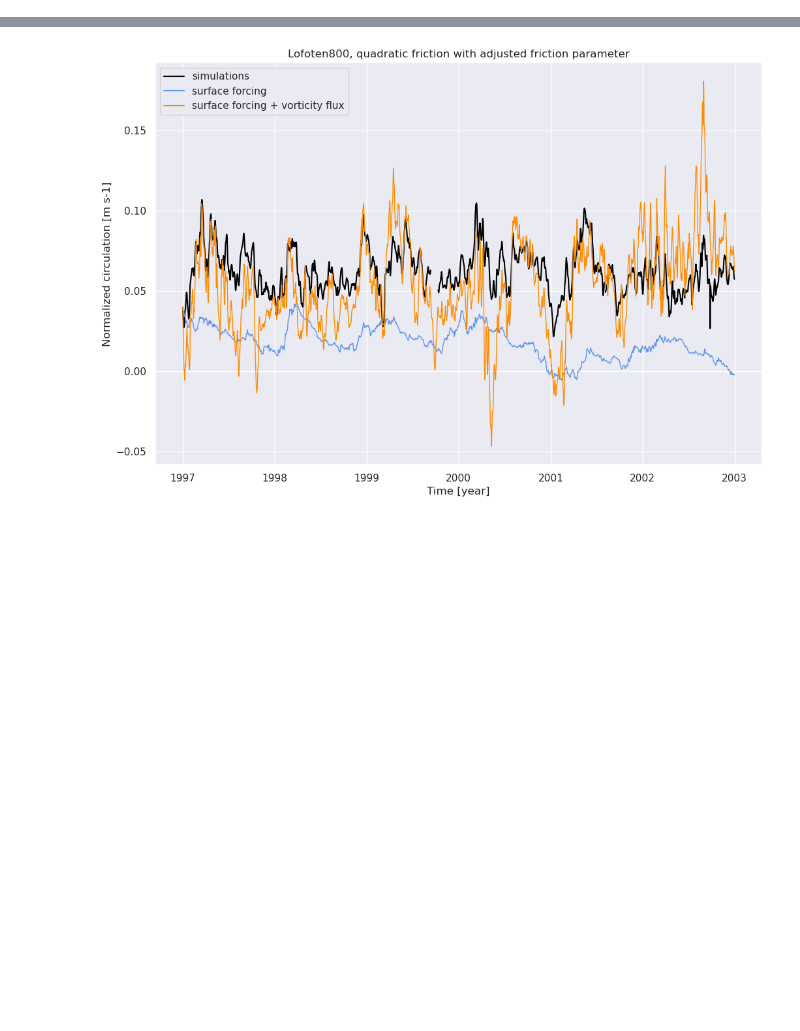
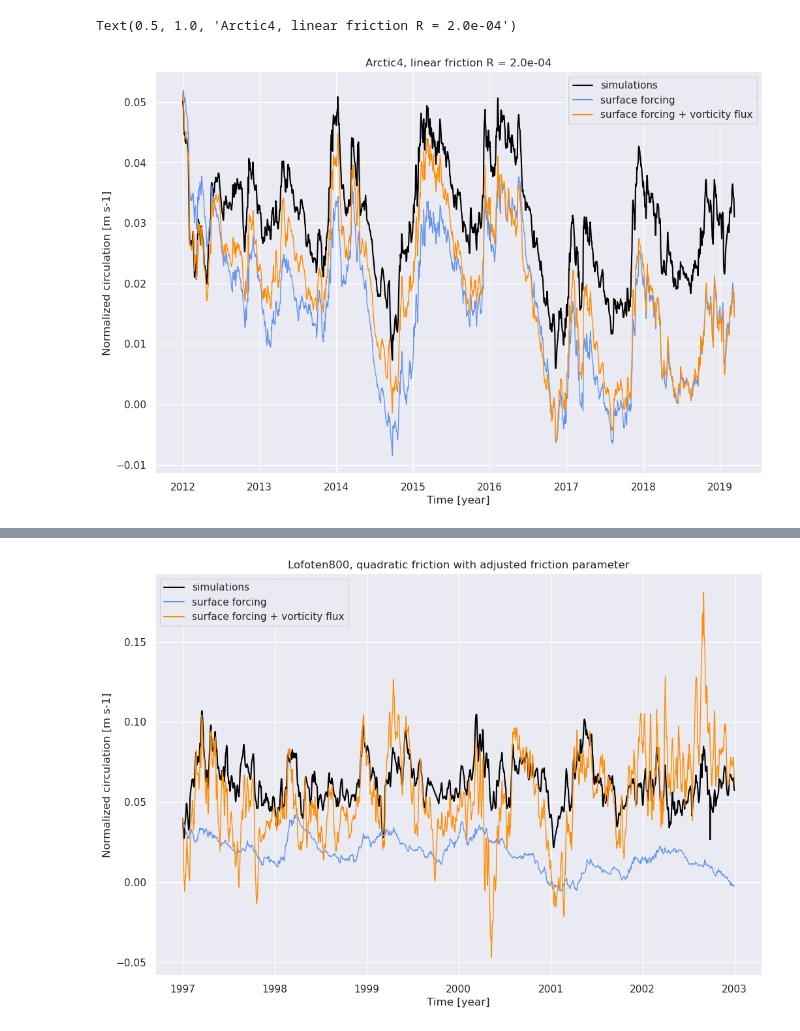
Before and after one commit to alpsjur/Vorticity-Driven-Circulation, a Jupyter notebook: time_integrals.ipynb, the cells around one changed output, grey strips where cells are left out. Drawn from its saved outputs; the diff is of its cells as text; code cells hidden in the pictures; blank space fills up the shorter version.

```diff
--- a/time_integrals.ipynb
+++ b/time_integrals.ipynb
@@ -108,2 +72,9 @@ sns.set_theme("notebook")
+# %%
+R = 2e-4
+figA4, axA4 = plot_integrals(ts_A4, friciton="linear", R=R)
+axA4.set_title(f"Arctic4, linear friction R = {R:.1e}")
+# %% [output]
+Text(0.5, 1.0, 'Arctic4, linear friction R = 2.0e-04')
+[figure, added]
 # %%
 #figAf, axA4 = plot_integrals(ts_A4, friciton="linear", R=5e-4);
```
Also changed, not shown: parts of 8 cells of this notebook, 2 other files.
